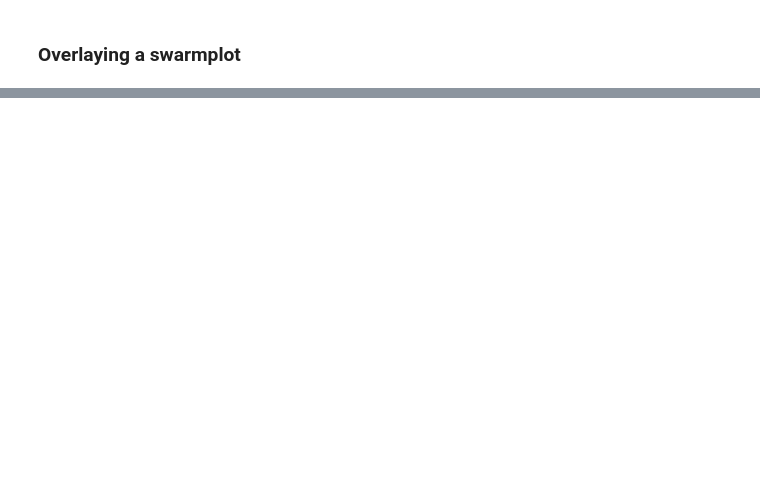
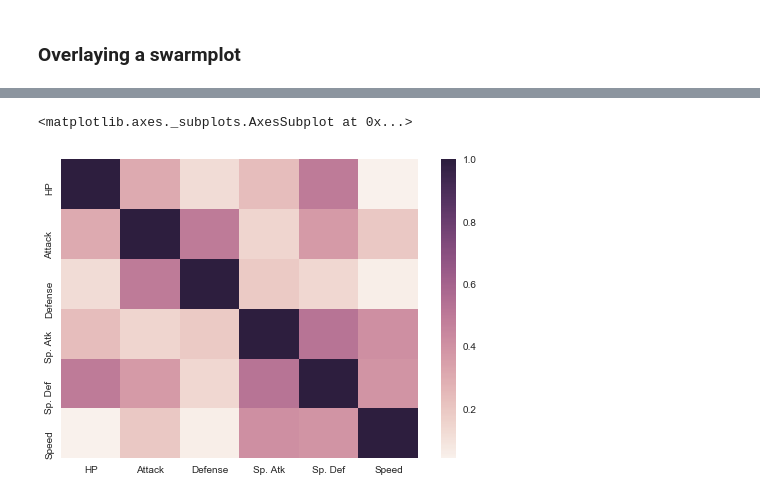
Before and after one commit to mujahed85/data-science-and-machine-learning-in-python, a Jupyter notebook: seaborn/seaborn.ipynb, the cells around one changed output, grey strips where cells are left out. Drawn from its saved outputs; the diff is of its cells as text; code cells hidden in the pictures; blank space fills up the shorter version.

Commit message:
Heatmap

```diff
--- a/seaborn/seaborn.ipynb
+++ b/seaborn/seaborn.ipynb
@@ -195,0 +202,9 @@ sns.swarmplot(y = "Total", x = "Stage", data=df, color = ".25")
+# %%
+# Calculate absolute correlations
+corr = abs(stats_df.corr())
+
+# Heatmap of absolute correlation values
+sns.heatmap(corr)
+# %% [output]
+<matplotlib.axes._subplots.AxesSubplot at 0x...>
+[figure, added]
```
Also changed, not shown: parts of 17 cells of this notebook.
